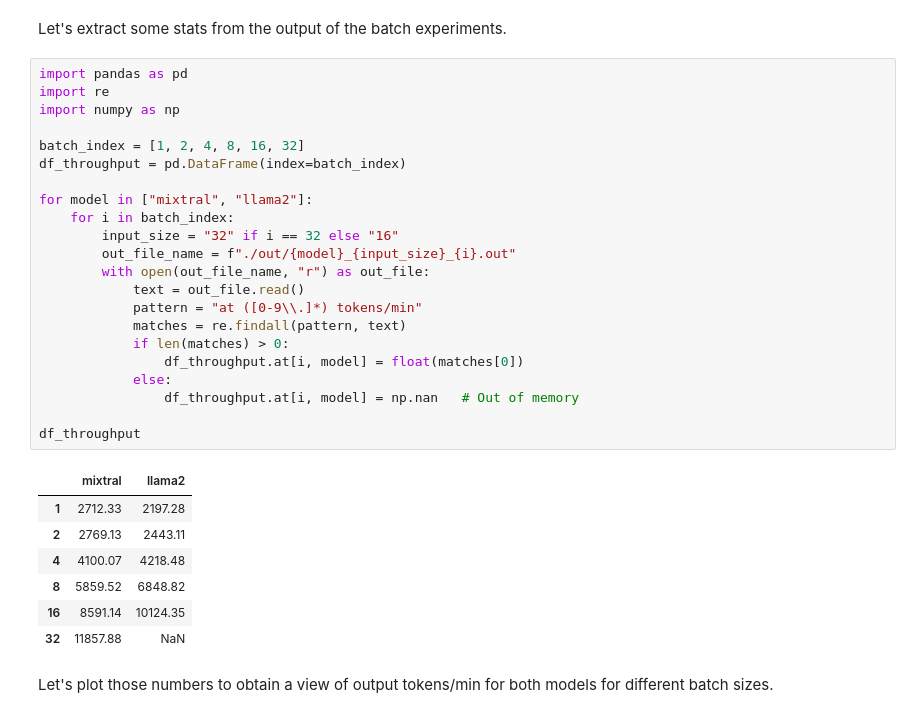
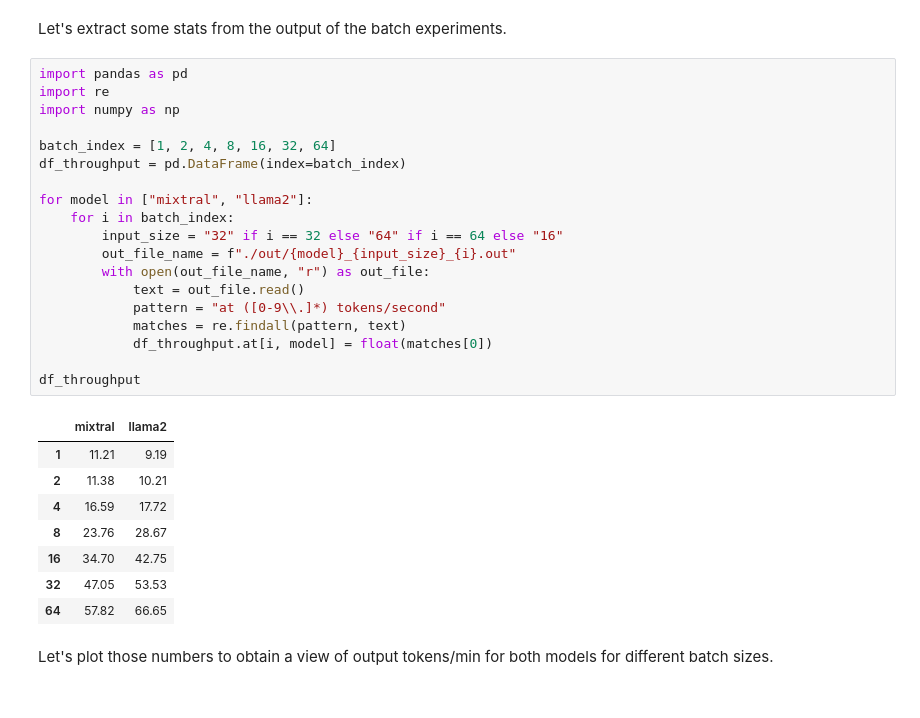
Before and after one commit to atineoSE/SummarizationEval, a Jupyter notebook: 04-batch_inference.ipynb, the cells around one changed output. Cells and saved outputs as stored; diff of their text form.

```diff
--- a/04-batch_inference.ipynb
+++ b/04-batch_inference.ipynb
@@ -13,33 +13,31 @@ Let's extract some stats from the output of the batch experiments.
 # %%
 import pandas as pd
 import re
 import numpy as np
 
-batch_index = [1, 2, 4, 8, 16, 32]
+batch_index = [1, 2, 4, 8, 16, 32, 64]
 df_throughput = pd.DataFrame(index=batch_index)
 
 for model in ["mixtral", "llama2"]:
     for i in batch_index:
-        input_size = "32" if i == 32 else "16"
+        input_size = "32" if i == 32 else "64" if i == 64 else "16"
         out_file_name = f"./out/{model}_{input_size}_{i}.out"
         with open(out_file_name, "r") as out_file:
             text = out_file.read()
-            pattern = "at ([0-9\\.]*) tokens/min"
+            pattern = "at ([0-9\\.]*) tokens/second"
             matches = re.findall(pattern, text)
-            if len(matches) > 0:
-                df_throughput.at[i, model] = float(matches[0])
-            else:
-                df_throughput.at[i, model] = np.nan   # Out of memory
+            df_throughput.at[i, model] = float(matches[0])
 
 df_throughput
 # %% [output]
 |  | mixtral | llama2 |
-| 1 | 2712.33 | 2197.28 |
-| 2 | 2769.13 | 2443.11 |
-| 4 | 4100.07 | 4218.48 |
-| 8 | 5859.52 | 6848.82 |
-| 16 | 8591.14 | 10124.35 |
-| 32 | 11857.88 | NaN |
+| 1 | 11.21 | 9.19 |
+| 2 | 11.38 | 10.21 |
+| 4 | 16.59 | 17.72 |
+| 8 | 23.76 | 28.67 |
+| 16 | 34.70 | 42.75 |
+| 32 | 47.05 | 53.53 |
+| 64 | 57.82 | 66.65 |
 # %% [markdown]
 Let's plot those numbers to obtain a view of output tokens/min for both models for different batch sizes.
 # %%
```
